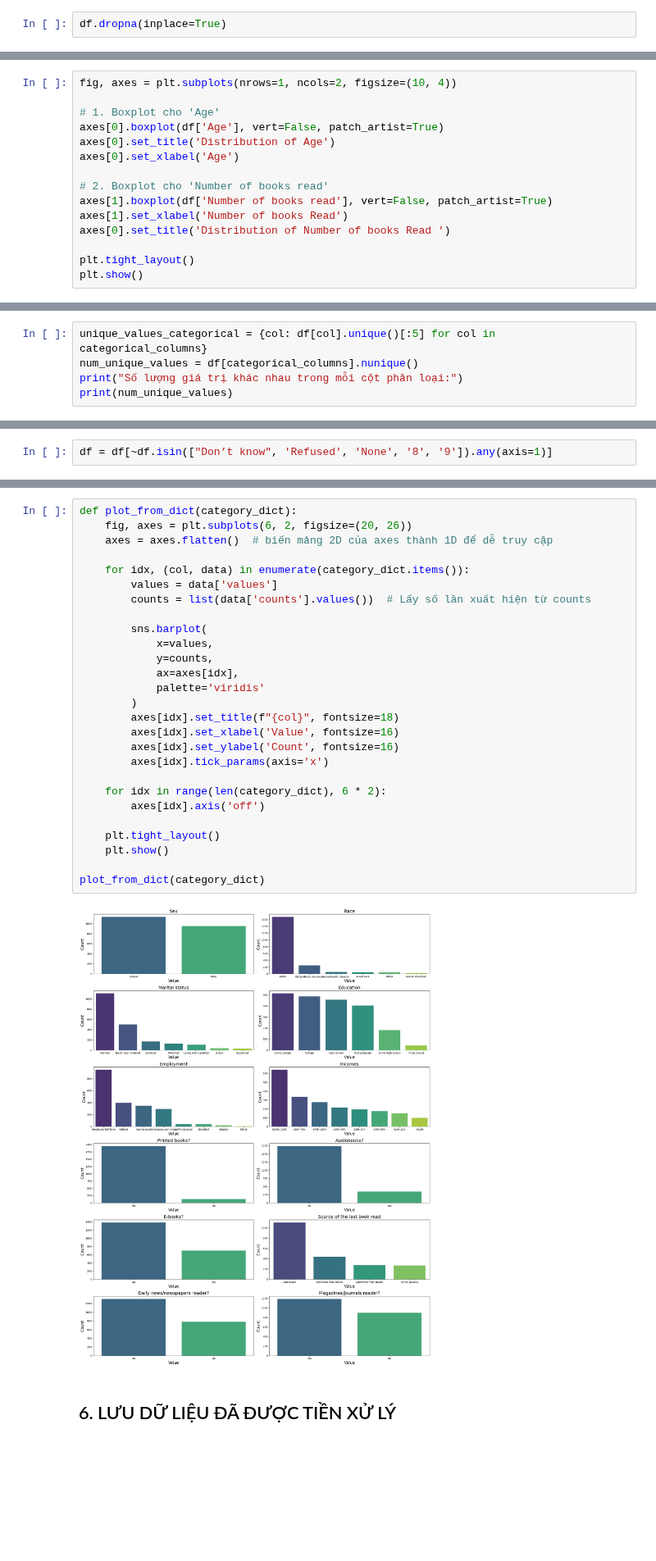
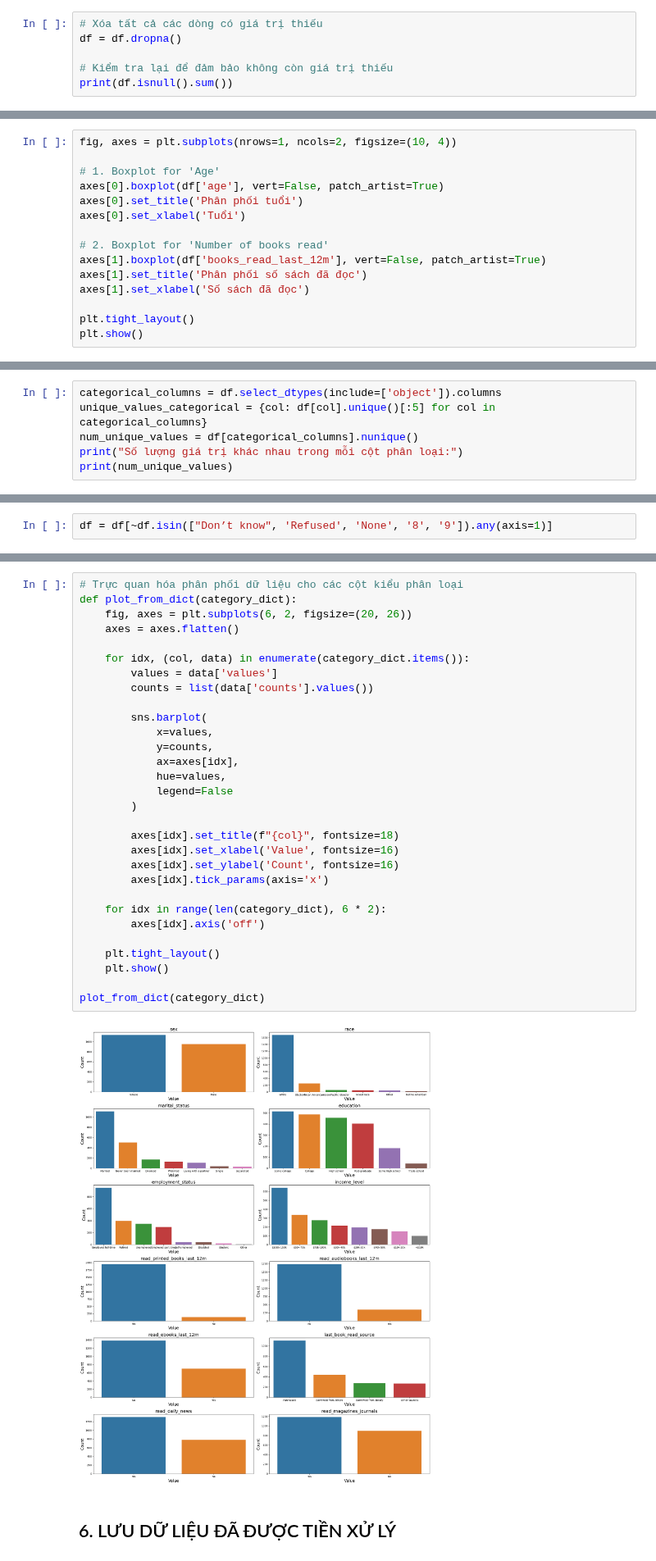
Before and after one commit to neyngnn/LTKHDL, a Jupyter notebook: notebook/Exploring.ipynb, the cells around one changed output, grey strips where cells are left out. Shown at 82% size. Saved outputs shown, nothing was run; the diff lists cells and outputs as text; blank space fills up the shorter version.

Commit message:
update exploring data from main

```diff
--- a/notebook/Exploring.ipynb
+++ b/notebook/Exploring.ipynb
@@ -186,2 +217,6 @@ Magazines/Journals reader?: 0.0
-# %%
-df.dropna(inplace=True)
+# %%
+# Xóa tất cả các dòng có giá trị thiếu
+df = df.dropna()
+
+# Kiểm tra lại để đảm bảo không còn giá trị thiếu
+print(df.isnull().sum())
@@ -224,15 +292,15 @@ df.describe()
 # %%
 fig, axes = plt.subplots(nrows=1, ncols=2, figsize=(10, 4))
 
-# 1. Boxplot cho 'Age'
-axes[0].boxplot(df['Age'], vert=False, patch_artist=True)
-axes[0].set_title('Distribution of Age')
-axes[0].set_xlabel('Age')
+# 1. Boxplot for 'Age'
+axes[0].boxplot(df['age'], vert=False, patch_artist=True)
+axes[0].set_title('Phân phối tuổi')
+axes[0].set_xlabel('Tuổi')
 
-# 2. Boxplot cho 'Number of books read'
-axes[1].boxplot(df['Number of books read'], vert=False, patch_artist=True)
-axes[1].set_xlabel('Number of books Read')
-axes[0].set_title('Distribution of Number of books Read ')
+# 2. Boxplot for 'Number of books read'
+axes[1].boxplot(df['books_read_last_12m'], vert=False, patch_artist=True)
+axes[1].set_title('Phân phối số sách đã đọc')
+axes[1].set_xlabel('Số sách đã đọc')
 
 plt.tight_layout()
 plt.show()
@@ -280,6 +363,7 @@ categorical_columns
 # %% [markdown]
 ### 5.3 Các giá trị của từng cột
 # %%
+categorical_columns = df.select_dtypes(include=['object']).columns
 unique_values_categorical = {col: df[col].unique()[:5] for col in categorical_columns}
 num_unique_values = df[categorical_columns].nunique()
 print("Số lượng giá trị khác nhau trong mỗi cột phân loại:")
@@ -356,34 +437,37 @@ def create_category_dict(df, categorical_columns):
 
 category_dict = create_category_dict(df, categorical_columns)
 # %%
+# Trực quan hóa phân phối dữ liệu cho các cột kiểu phân loại
 def plot_from_dict(category_dict):
     fig, axes = plt.subplots(6, 2, figsize=(20, 26))
-    axes = axes.flatten()  # biến mảng 2D của axes thành 1D để dễ truy cập
+    axes = axes.flatten()
 
     for idx, (col, data) in enumerate(category_dict.items()):
         values = data['values']
-        counts = list(data['counts'].values())  # Lấy số lần xuất hiện từ counts
+        counts = list(data['counts'].values())
 
         sns.barplot(
             x=values,
             y=counts,
             ax=axes[idx],
-            palette='viridis'
+            hue=values,
+            legend=False
         )
+
         axes[idx].set_title(f"{col}", fontsize=18)
         axes[idx].set_xlabel('Value', fontsize=16)
         axes[idx].set_ylabel('Count', fontsize=16)
         axes[idx].tick_params(axis='x')
 
     for idx in range(len(category_dict), 6 * 2):
         axes[idx].axis('off')
 
     plt.tight_layout()
     plt.show()
 
 plot_from_dict(category_dict)
 # %% [output]
-[figure, old version]
+[figure, new version]
 # %% [markdown]
 ## 6. LƯU DỮ LIỆU ĐÃ ĐƯỢC TIỀN XỬ LÝ
 # %%
```
Also changed, not shown: parts of 36 cells of this notebook, 1 other file.
